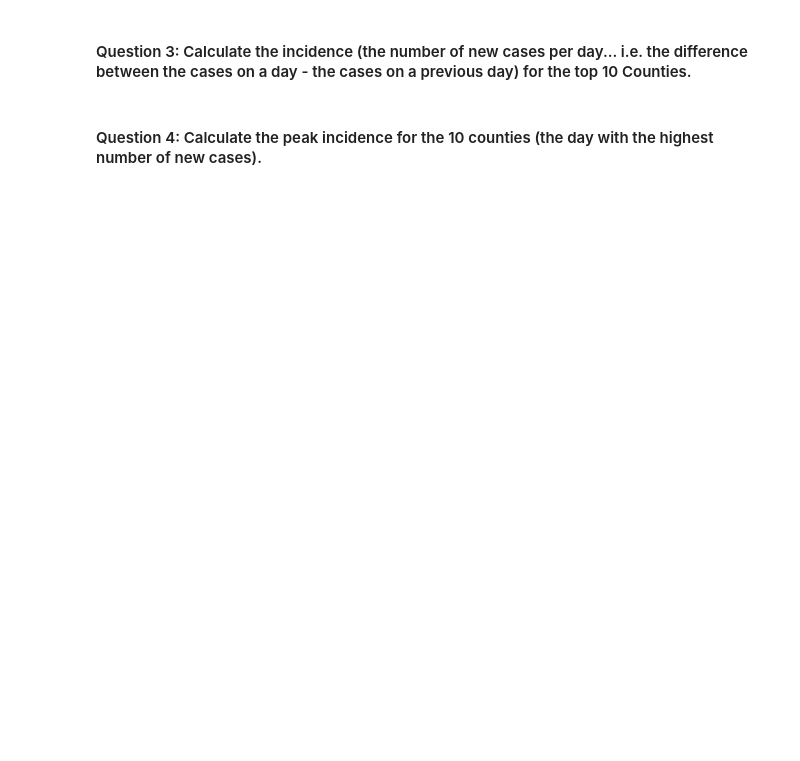
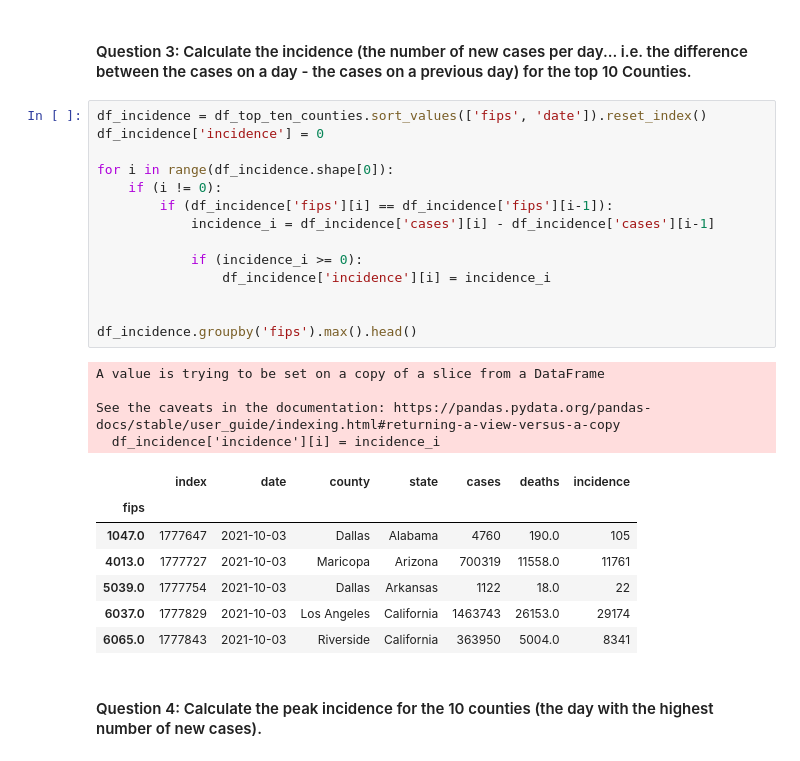
Before and after one commit to CMU-MS-DAS-Modern-Programming-Mini/ClassAssignmentNo4, a Jupyter notebook: US County Data - pandas.ipynb, the cells around one changed output. Saved outputs shown, nothing was run; the diff lists cells and outputs as text; blank space fills up the shorter version.

```diff
--- a/US County Data - pandas.ipynb
+++ b/US County Data - pandas.ipynb
@@ -23,4 +50,30 @@ deaths - The cumulative number of deaths in at the date in the county
 # %% [markdown]
 #### Question 3: Calculate the incidence (the number of new cases per day... i.e. the difference between the cases on a day - the cases on a previous day) for the top 10 Counties.
+# %%
+df_incidence = df_top_ten_counties.sort_values(['fips', 'date']).reset_index()
+df_incidence['incidence'] = 0
+
+for i in range(df_incidence.shape[0]):
+    if (i != 0):
+        if (df_incidence['fips'][i] == df_incidence['fips'][i-1]):
+            incidence_i = df_incidence['cases'][i] - df_incidence['cases'][i-1]
+
+            if (incidence_i >= 0):
+                df_incidence['incidence'][i] = incidence_i
+
+
+df_incidence.groupby('fips').max().head()
+# %% [output]
+A value is trying to be set on a copy of a slice from a DataFrame
+
+See the caveats in the documentation: https://pandas.pydata.org/pandas-docs/stable/user_guide/indexing.html#returning-a-view-versus-a-copy
+  df_incidence['incidence'][i] = incidence_i
+|  | index | date | county | state | cases | deaths | incidence |
+| fips |  |  |  |  |  |  |  |
+| 1047.0 | 1777647 | 2021-10-03 | Dallas | Alabama | 4760 | 190.0 | 105 |
+| 4013.0 | 1777727 | 2021-10-03 | Maricopa | Arizona | 700319 | 11558.0 | 11761 |
+| 5039.0 | 1777754 | 2021-10-03 | Dallas | Arkansas | 1122 | 18.0 | 22 |
+| 6037.0 | 1777829 | 2021-10-03 | Los Angeles | California | 1463743 | 26153.0 | 29174 |
+| 6065.0 | 1777843 | 2021-10-03 | Riverside | California | 363950 | 5004.0 | 8341 |
 # %% [markdown]
 #### Question 4: Calculate the peak incidence for the 10 counties (the day with the highest number of new cases).
```
Also changed, not shown: parts of 7 cells of this notebook.
